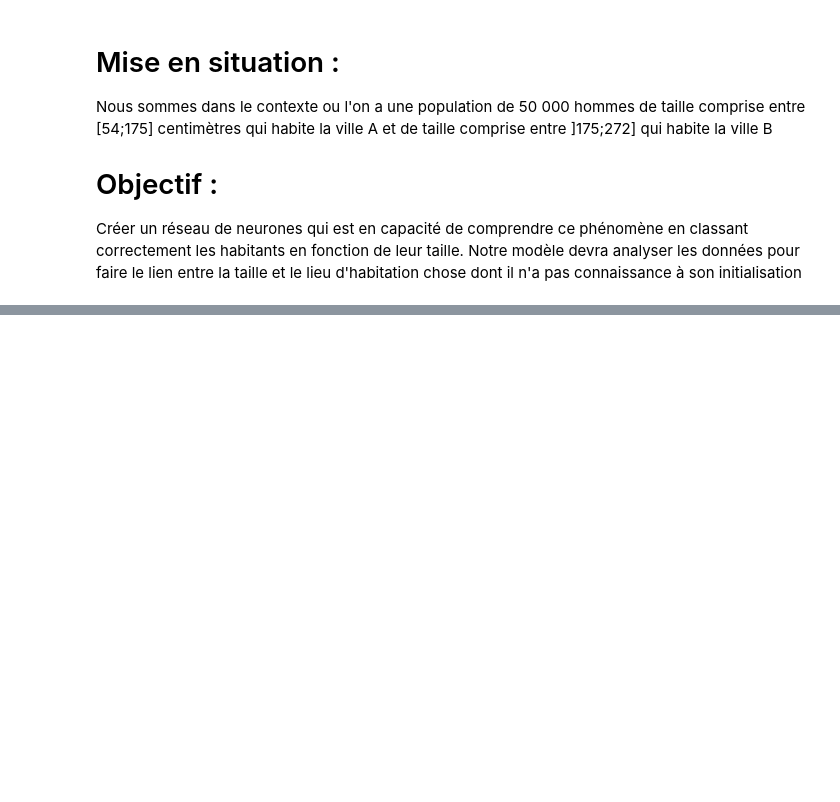
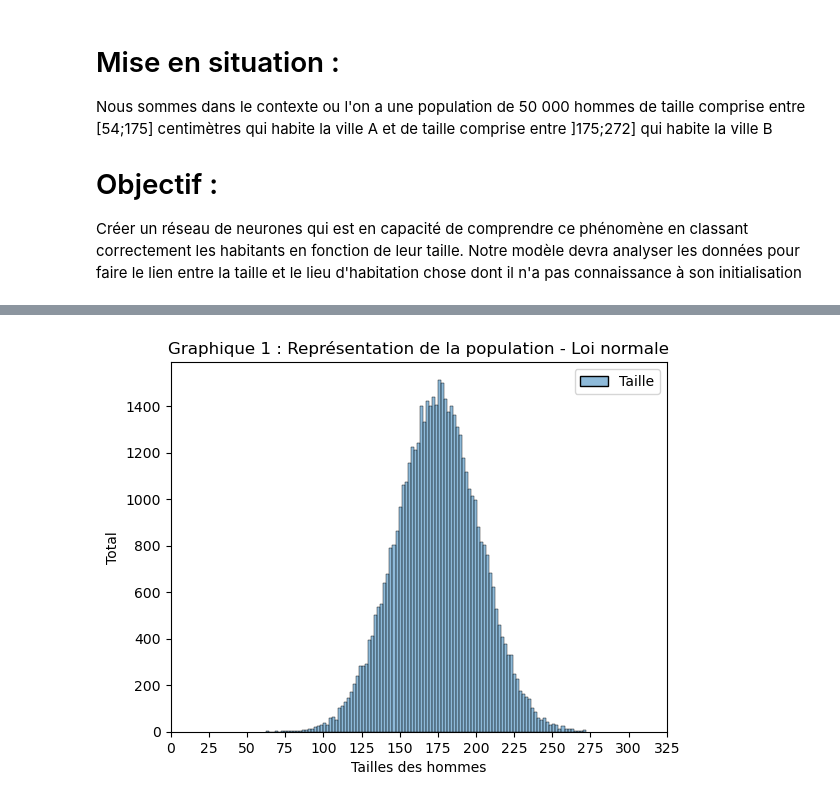
Before and after one commit to JulienFX/ANN, a Jupyter notebook: ClassificationBinaire.ipynb, the cells around one changed output, grey strips where cells are left out. Cells and saved outputs as stored; diff of their text form; code cells hidden in the pictures; blank space fills up the shorter version.

```diff
--- a/ClassificationBinaire.ipynb
+++ b/ClassificationBinaire.ipynb
@@ -48,0 +57,3 @@ loiNormalRes.head()
+# %%
+df_filtre = loiNormalRes.loc[(loiNormalRes['Taille'] <= 272) & (loiNormalRes['Taille'] >= 54)]
+df_filtre.describe()
@@ -48,0 +70,9 @@ loiNormalRes.head()
+# %%
+sns.histplot(df_filtre)
+plt.title('Graphique 1 : Représentation de la population - Loi normale')
+plt.xlabel('Tailles des hommes')
+plt.ylabel('Total')
+plt.xticks(range(0, 350, 25)) # ici j'ai choisi 350 = 175 * 2 pour avoir centre graphiquement ma loi normale
+plt.show()
+# %% [output]
+[figure, added]
```
Also changed, not shown: parts of 11 cells of this notebook.
